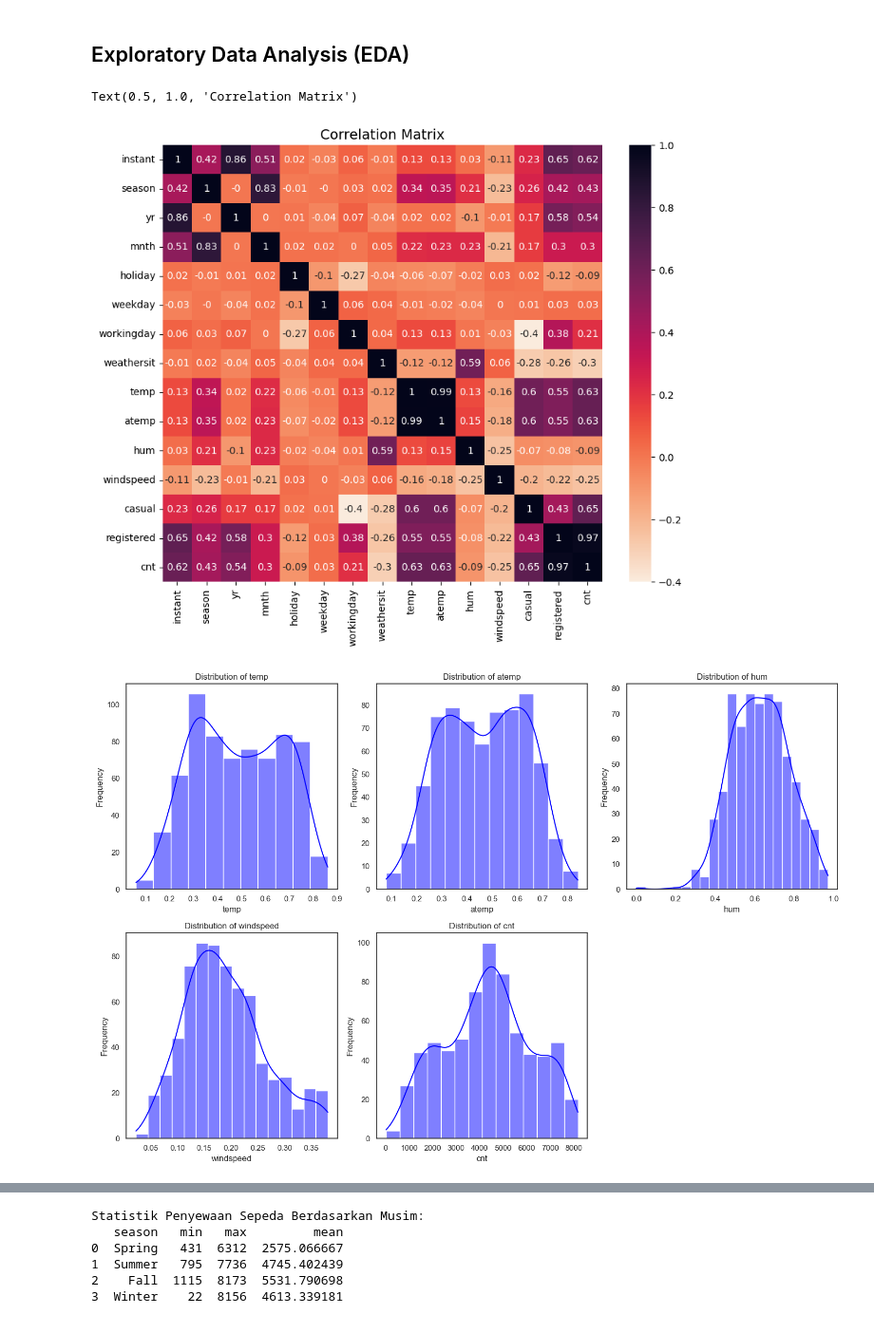
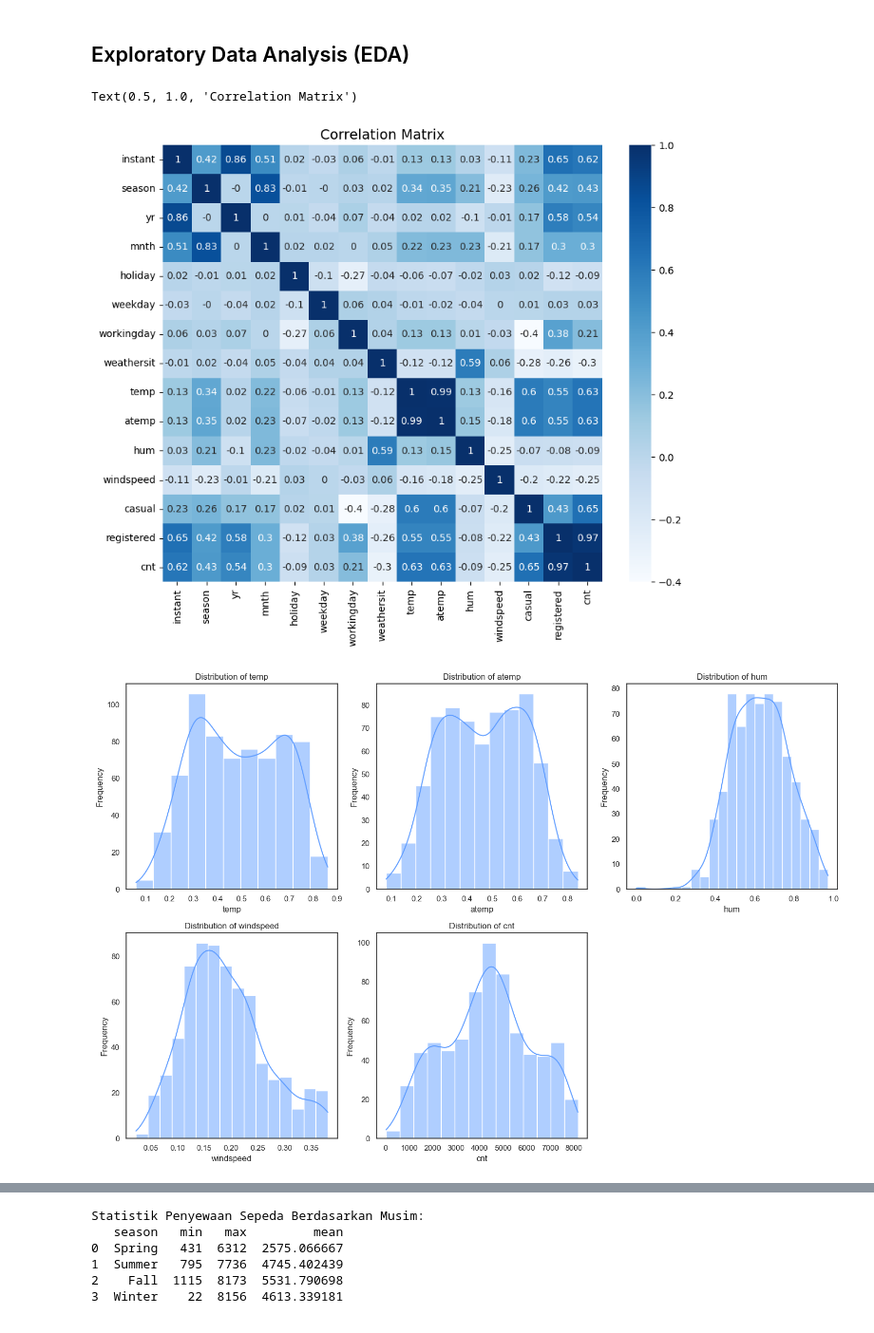
Before and after one commit to Maoelan/bike-sharing-data-analysis, a Jupyter notebook: Proyek_Analisis_Data.ipynb, the cells around one changed output, grey strips where cells are left out. Shown at 95% size. Cells and saved outputs as stored; diff of their text form; code cells hidden in the pictures.

```diff
--- a/Proyek_Analisis_Data.ipynb
+++ b/Proyek_Analisis_Data.ipynb
@@ -158,12 +306,12 @@ Total mismatch: 44
 # %%
 plt.figure(figsize = (10,8))
 correlation_matrix = day_df.corr().round(2)
 
-sns.heatmap(data = correlation_matrix, annot = True, cmap = 'rocket_r')
+sns.heatmap(data = correlation_matrix, annot = True, cmap = 'Blues')
 plt.title("Correlation Matrix", size = 14)
 # %% [output]
 Text(0.5, 1.0, 'Correlation Matrix')
-[figure, old version]
+[figure, new version]
 # %%
 sns.set_theme(style="white")
 
@@ -206,7 +355,7 @@ def plot_categorical_distribution(data, categorical_columns, grid_size=(3, 3), p
 numerical_columns = ['temp', 'atemp', 'hum', 'windspeed', 'cnt']
 categorical_columns = ['season', 'yr', 'mnth', 'holiday', 'weekday', 'workingday', 'weathersit']
 # %%
-plot_numerical_distribution(day_df, numerical_columns, grid_size=(2, 3), palette="blue")
+plot_numerical_distribution(day_df, numerical_columns, grid_size=(2, 3), color="#619eff")
 # %% [output]
-[figure, old version]
+[figure, new version]
 # %%
```
Also changed, not shown: parts of 41 cells of this notebook.
